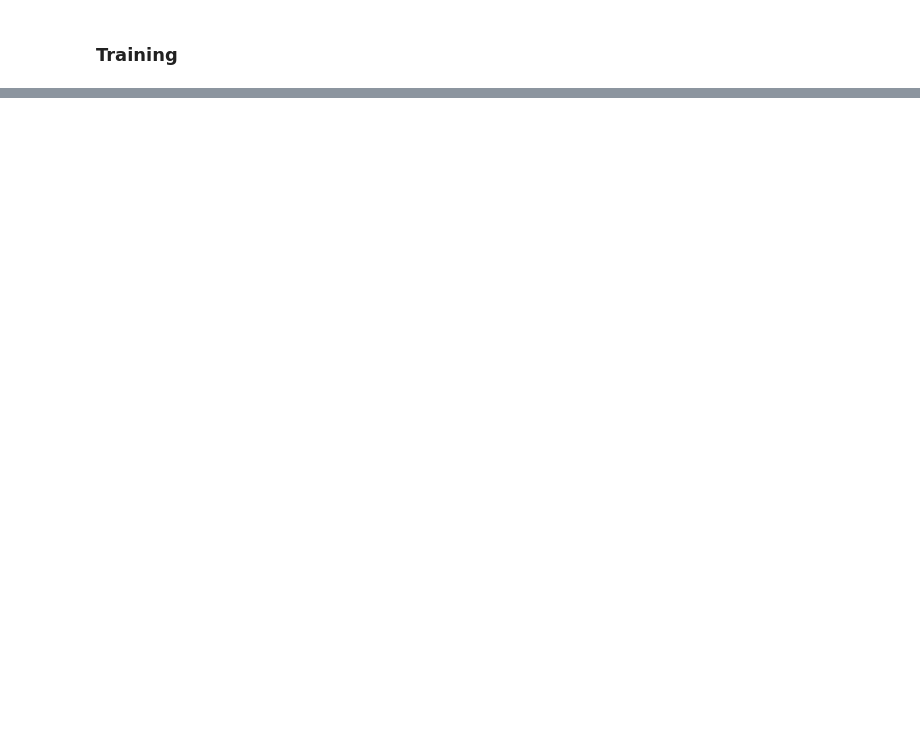
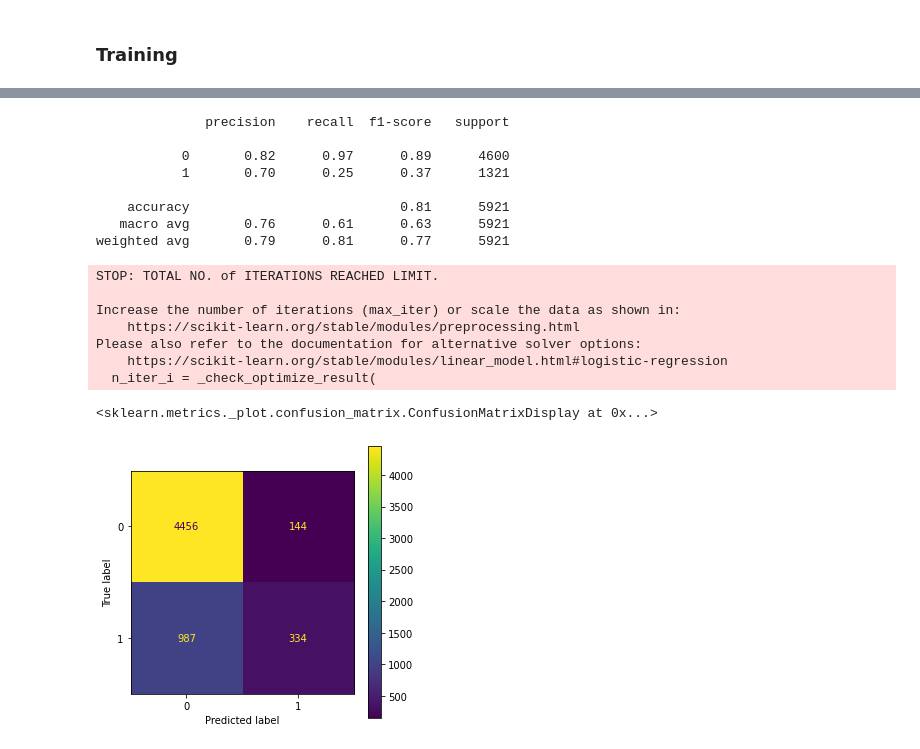
Before and after one commit to huuthieu/fedonce-ssl, a Jupyter notebook: uci_features.ipynb, the cells around one changed output, grey strips where cells are left out. Drawn from its saved outputs; the diff is of its cells as text; code cells hidden in the pictures; blank space fills up the shorter version.

```diff
--- a/uci_features.ipynb
+++ b/uci_features.ipynb
@@ -95,15 +124,33 @@ print(test_embeddings.shape)
 # %%
 clf = LogisticRegression()
 
 # vanilla dataset: train the classifier on the original data
-clf.fit(train_data, train_target)
-vanilla_predictions = clf.predict(test_data)
+clf.fit(x_train_val, y_train_val)
+vanilla_predictions = clf.predict(x_test)
 
-print(classification_report(test_target, vanilla_predictions))
-cm = confusion_matrix(test_target, vanilla_predictions)
+print(classification_report(y_test, vanilla_predictions))
+cm = confusion_matrix(y_test, vanilla_predictions)
 disp = ConfusionMatrixDisplay(confusion_matrix=cm)
 
 fig, ax = plt.subplots(figsize=(5, 5))
 disp.plot(ax=ax)
+# %% [output]
+              precision    recall  f1-score   support
+
+           0       0.82      0.97      0.89      4600
+           1       0.70      0.25      0.37      1321
+
+    accuracy                           0.81      5921
+   macro avg       0.76      0.61      0.63      5921
+weighted avg       0.79      0.81      0.77      5921
+STOP: TOTAL NO. of ITERATIONS REACHED LIMIT.
+
+Increase the number of iterations (max_iter) or scale the data as shown in:
+    https://scikit-learn.org/stable/modules/preprocessing.html
+Please also refer to the documentation for alternative solver options:
+    https://scikit-learn.org/stable/modules/linear_model.html#logistic-regression
+  n_iter_i = _check_optimize_result(
+<sklearn.metrics._plot.confusion_matrix.ConfusionMatrixDisplay at 0x...>
+[figure, added]
 # %%
 # embeddings dataset: train the classifier on the embeddings
```
Also changed, not shown: parts of 26 cells of this notebook.
